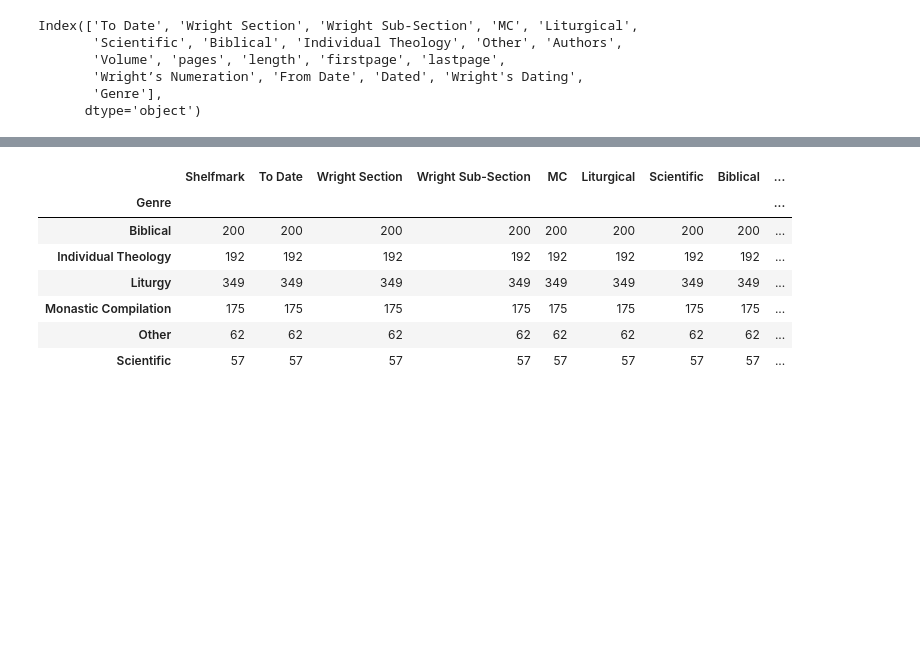
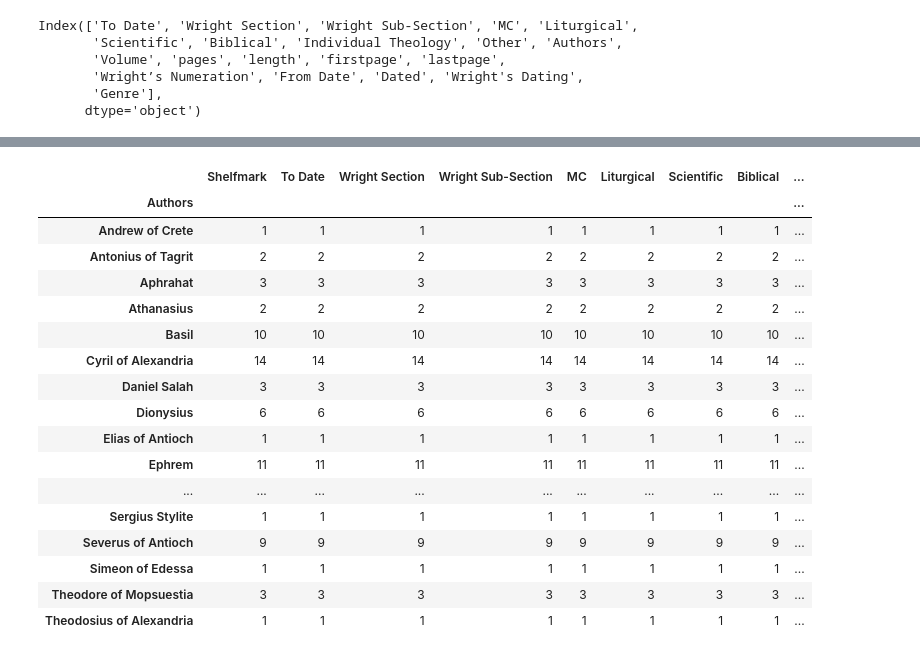
Before and after one commit to maeirnoam/ReligionDH, a Jupyter notebook: Wright/Wright Analyzer.ipynb, the cells around one changed output, grey strips where cells are left out. Drawn from its saved outputs; the diff is of its cells as text; code cells hidden in the pictures; blank space fills up the shorter version.

```diff
--- a/Wright/Wright Analyzer.ipynb
+++ b/Wright/Wright Analyzer.ipynb
@@ -37,0 +38,3 @@ int
+# %%
+tr = df.set_index(["Genre"])
+tr.head()
@@ -68,0 +124,3 @@ KeyError: 'Genre'
+# %%
+tr=df.set_index(['Authors'])
+tr.head()
@@ -69,11 +188,21 @@ KeyError: 'Genre'
 # %%
-df.groupby("Genre").count()
+df.groupby("Authors").count()
 # %% [output]
 |  | Shelfmark | To Date | Wright Section | Wright Sub-Section | MC | Liturgical | Scientific | Biblical | ... |
-| Genre |  |  |  |  |  |  |  |  | ... |
-| Biblical | 200 | 200 | 200 | 200 | 200 | 200 | 200 | 200 | ... |
-| Individual Theology | 192 | 192 | 192 | 192 | 192 | 192 | 192 | 192 | ... |
-| Liturgy | 349 | 349 | 349 | 349 | 349 | 349 | 349 | 349 | ... |
-| Monastic Compilation | 175 | 175 | 175 | 175 | 175 | 175 | 175 | 175 | ... |
-| Other | 62 | 62 | 62 | 62 | 62 | 62 | 62 | 62 | ... |
-| Scientific | 57 | 57 | 57 | 57 | 57 | 57 | 57 | 57 | ... |
+| Authors |  |  |  |  |  |  |  |  | ... |
+| Andrew of Crete | 1 | 1 | 1 | 1 | 1 | 1 | 1 | 1 | ... |
+| Antonius of Tagrit | 2 | 2 | 2 | 2 | 2 | 2 | 2 | 2 | ... |
+| Aphrahat | 3 | 3 | 3 | 3 | 3 | 3 | 3 | 3 | ... |
+| Athanasius | 2 | 2 | 2 | 2 | 2 | 2 | 2 | 2 | ... |
+| Basil | 10 | 10 | 10 | 10 | 10 | 10 | 10 | 10 | ... |
+| Cyril of Alexandria | 14 | 14 | 14 | 14 | 14 | 14 | 14 | 14 | ... |
+| Daniel Salah | 3 | 3 | 3 | 3 | 3 | 3 | 3 | 3 | ... |
+| Dionysius | 6 | 6 | 6 | 6 | 6 | 6 | 6 | 6 | ... |
+| Elias of Antioch | 1 | 1 | 1 | 1 | 1 | 1 | 1 | 1 | ... |
+| Ephrem | 11 | 11 | 11 | 11 | 11 | 11 | 11 | 11 | ... |
+| ... | ... | ... | ... | ... | ... | ... | ... | ... | ... |
+| Sergius Stylite | 1 | 1 | 1 | 1 | 1 | 1 | 1 | 1 | ... |
+| Severus of Antioch | 9 | 9 | 9 | 9 | 9 | 9 | 9 | 9 | ... |
+| Simeon of Edessa | 1 | 1 | 1 | 1 | 1 | 1 | 1 | 1 | ... |
+| Theodore of Mopsuestia | 3 | 3 | 3 | 3 | 3 | 3 | 3 | 3 | ... |
+| Theodosius of Alexandria | 1 | 1 | 1 | 1 | 1 | 1 | 1 | 1 | ... |
```
Also changed, not shown: parts of 18 cells of this notebook, 5 other files.
